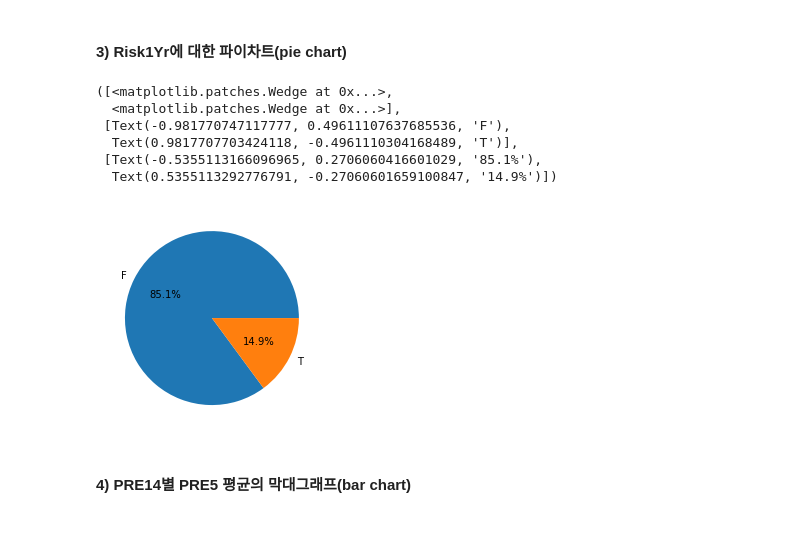
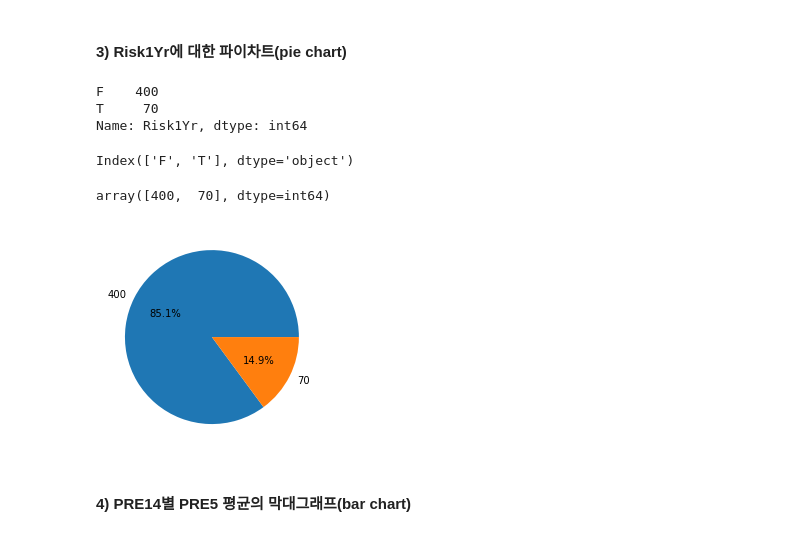
Before and after one commit to HongJungWan/HongJungWan-MachineLearning-study, a Jupyter notebook: Foundation/Numpy_Pandas_Matplotlib.ipynb, the cells around one changed output. Saved outputs shown, nothing was run; the diff lists cells and outputs as text; code cells hidden in the pictures.

Commit message:
[refactor] Numpy_Pandas_Matplotlib

```diff
--- a/Foundation/Numpy_Pandas_Matplotlib.ipynb
+++ b/Foundation/Numpy_Pandas_Matplotlib.ipynb
@@ -442,22 +495,26 @@ Text(0.5, 1.0, 'Histogram of AGE #2')
 [figure]
 # %% [markdown]
 #### 3) Risk1Yr에 대한 파이차트(pie chart)
-# %%
-a = ThoraricSurgery['Risk1Yr'][ThoraricSurgery['Risk1Yr']=="F"].count()
-b = ThoraricSurgery['Risk1Yr'][ThoraricSurgery['Risk1Yr']=="T"].count()
-
-ratio = [a,b]
-labels = ['F', 'T']
-
-plt.pie(ratio, labels=labels, autopct='%.1f%%')
-# %% [output]
-([<matplotlib.patches.Wedge at 0x...>,
-  <matplotlib.patches.Wedge at 0x...>],
- [Text(-0.981770747117777, 0.49611107637685536, 'F'),
-  Text(0.9817707703424118, -0.4961110304168489, 'T')],
- [Text(-0.5355113166096965, 0.2706060416601029, '85.1%'),
-  Text(0.5355113292776791, -0.27060601659100847, '14.9%')])
-[figure, removed]
+# %%
+counts = ThoraricSurgery.Risk1Yr.value_counts()
+# %%
+counts
+# %% [output]
+F    400
+T     70
+Name: Risk1Yr, dtype: int64
+# %%
+counts.index
+# %% [output]
+Index(['F', 'T'], dtype='object')
+# %%
+counts.unique()
+# %% [output]
+array([400,  70], dtype=int64)
+# %%
+plt.pie(counts.values, labels=counts.unique(), autopct = '%.1f%%');
+# %% [output]
+[figure, added]
 # %% [markdown]
 #### 4) PRE14별 PRE5 평균의 막대그래프(bar chart)
 # %%
```
Also changed, not shown: parts of 11 cells of this notebook.
